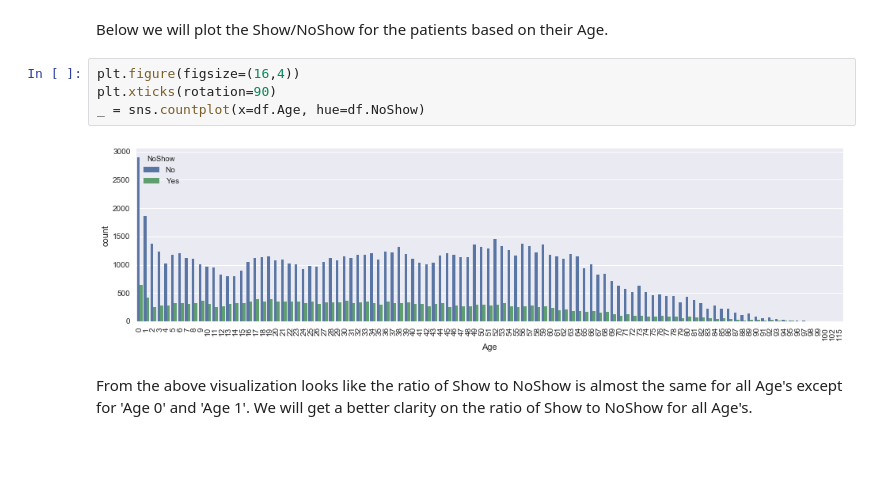
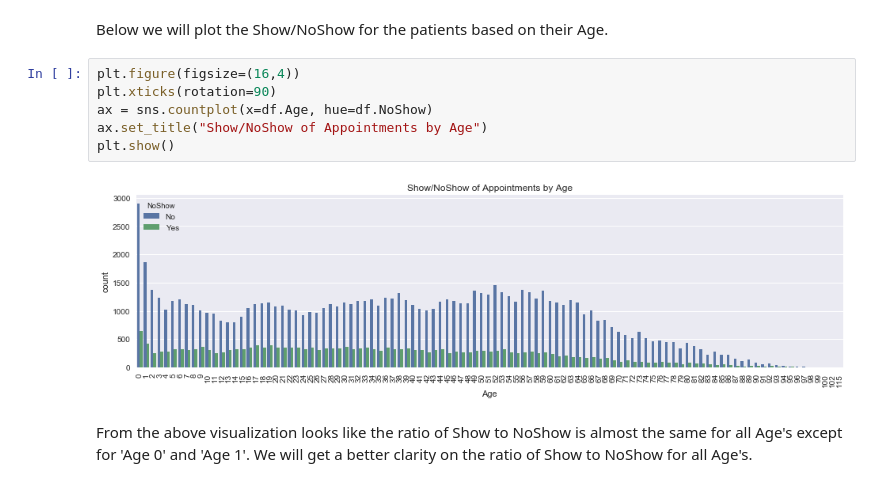
Before and after one commit to samratp-zz/Udacity_ML_Foundation, a Jupyter notebook: InferentialStatistics/Medical_Appointment_No_Shows.ipynb, the cells around one changed output. Saved outputs shown, nothing was run; the diff lists cells and outputs as text; blank space fills up the shorter version.

```diff
--- a/InferentialStatistics/Medical_Appointment_No_Shows.ipynb
+++ b/InferentialStatistics/Medical_Appointment_No_Shows.ipynb
@@ -418,9 +426,11 @@ Below we will plot the Show/NoShow for the patients based on their Age.
 # %%
 plt.figure(figsize=(16,4))
 plt.xticks(rotation=90)
-_ = sns.countplot(x=df.Age, hue=df.NoShow)
+ax = sns.countplot(x=df.Age, hue=df.NoShow)
+ax.set_title("Show/NoShow of Appointments by Age")
+plt.show()
 # %% [output]
-[figure, old version]
+[figure, new version]
 # %% [markdown]
 From the above visualization looks like the ratio of Show to NoShow is almost the same for all Age's except for 'Age 0' and 'Age 1'. We will get a better clarity on the ratio of Show to NoShow for all Age's.
 # %%
```
Also changed, not shown: parts of 37 cells of this notebook, 1 other file.
